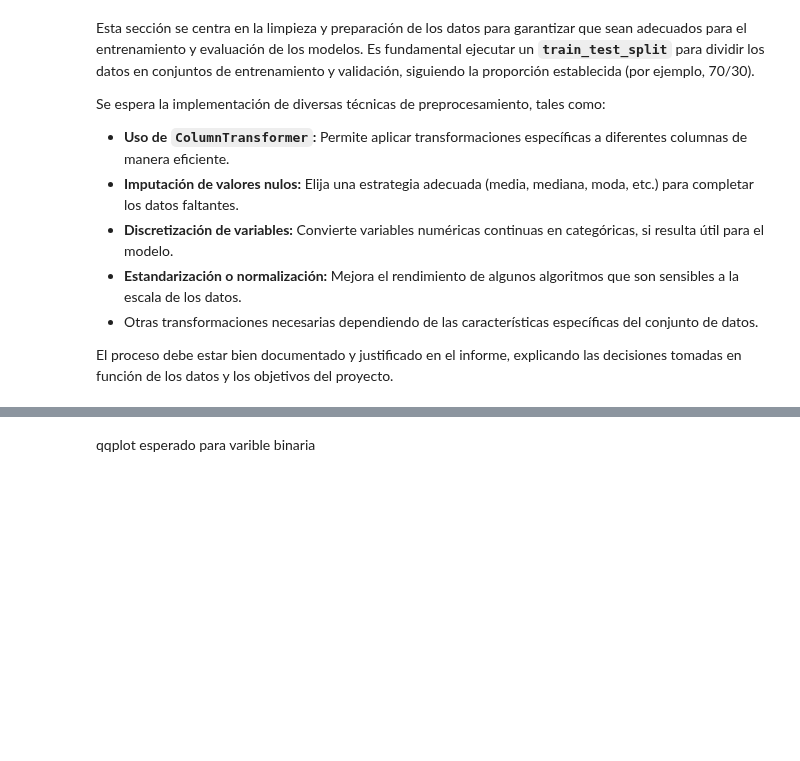
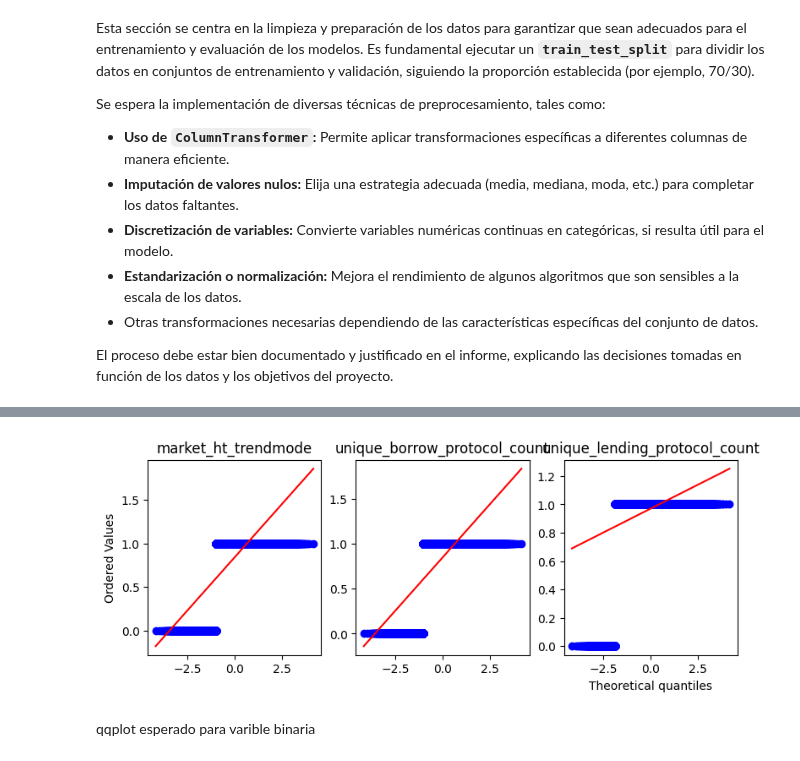
Before and after one commit to carinunez/Labs_MDS, a Jupyter notebook: proyecto_lab/project.ipynb, the cells around one changed output, grey strips where cells are left out. Saved outputs shown, nothing was run; the diff lists cells and outputs as text; code cells hidden in the pictures; blank space fills up the shorter version.

```diff
--- a/proyecto_lab/project.ipynb
+++ b/proyecto_lab/project.ipynb
@@ -322,5 +459,7 @@ def plot_qqplot(df, columns, num_cols=7, dist='norm'):
 # %%
-plot_qqplot(optimus, weird['binary'])
+plot_qqplot(X_t0, weird['binary'])
+# %% [output]
+[figure, added]
 # %% [markdown]
 qqplot esperado para varible binaria
 # %%
```
Also changed, not shown: parts of 46 cells of this notebook.
